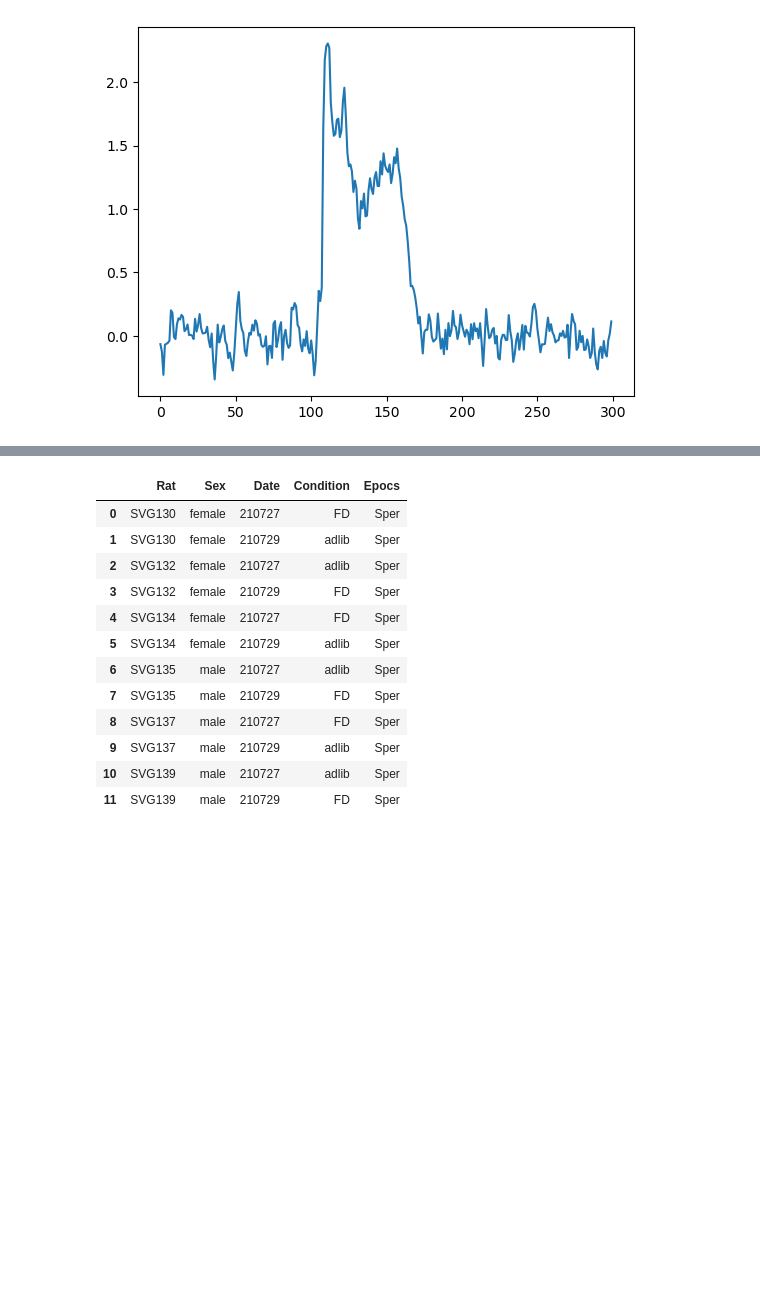
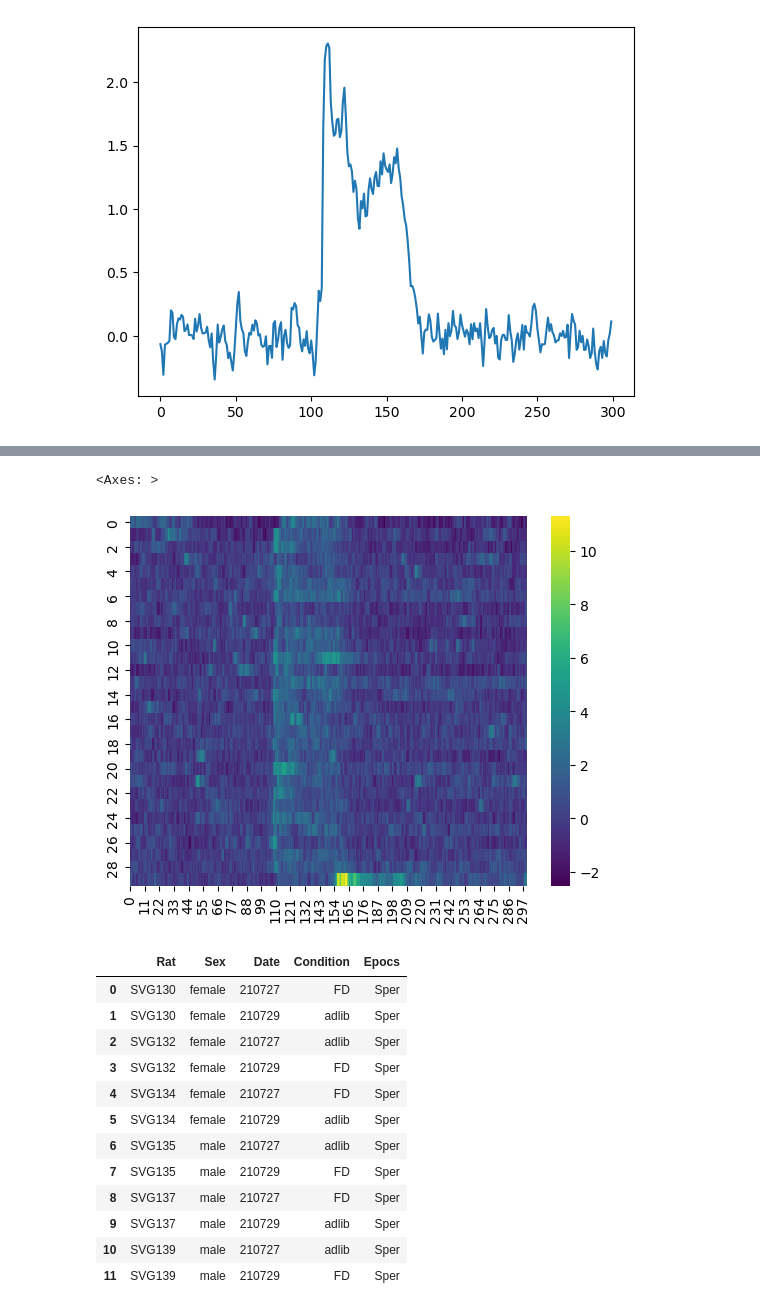
Before and after one commit to jaimemcc/time-averaged-da, a Jupyter notebook: notebooks/assemble_data.ipynb, the cells around one changed output, grey strips where cells are left out. Cells and saved outputs as stored; diff of their text form; code cells hidden in the pictures; blank space fills up the shorter version.

```diff
--- a/notebooks/assemble_data.ipynb
+++ b/notebooks/assemble_data.ipynb
@@ -56,3 +56,10 @@ plt.plot(np.mean(snips, axis=0))
+# %%
+import seaborn as sns
+
+sns.heatmap(snips, cmap="viridis")
+# %% [output]
+<Axes: >
+[figure, added]
 # %%
 df
 # %% [output]
```
Also changed, not shown: parts of 1 cell of this notebook.
